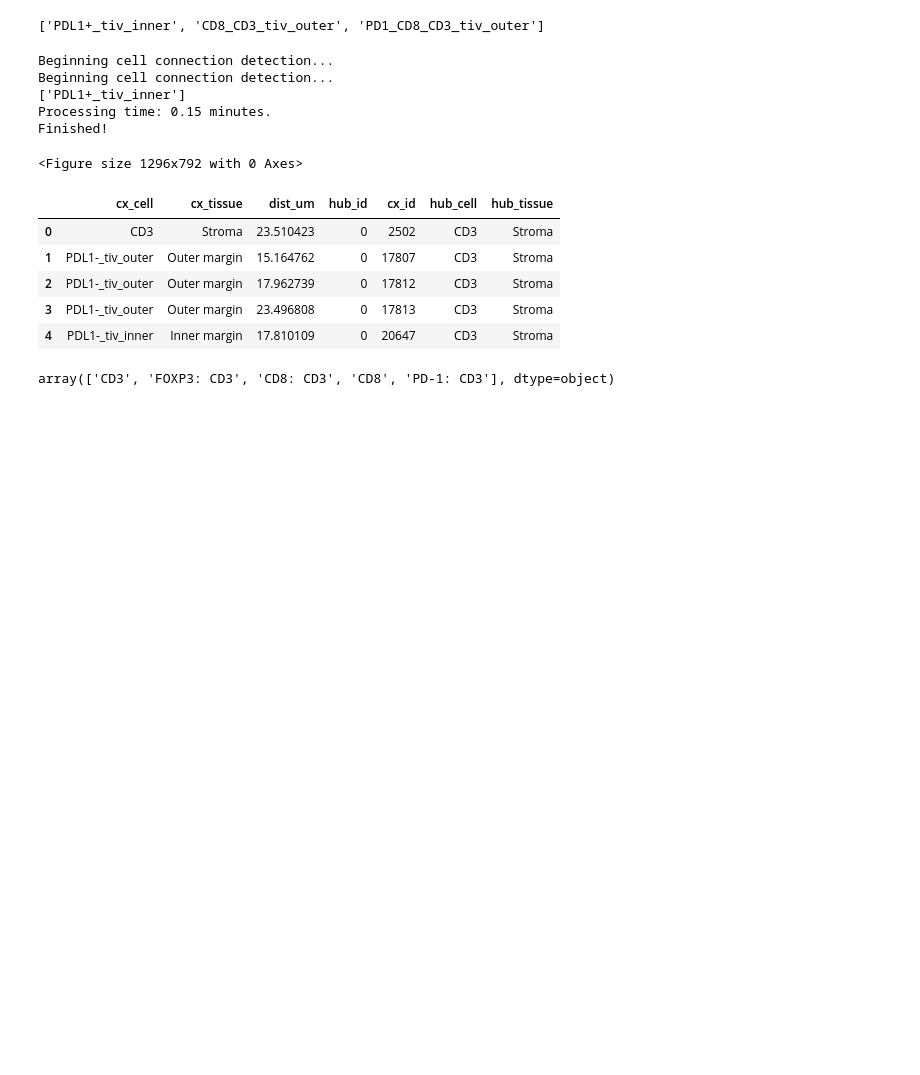
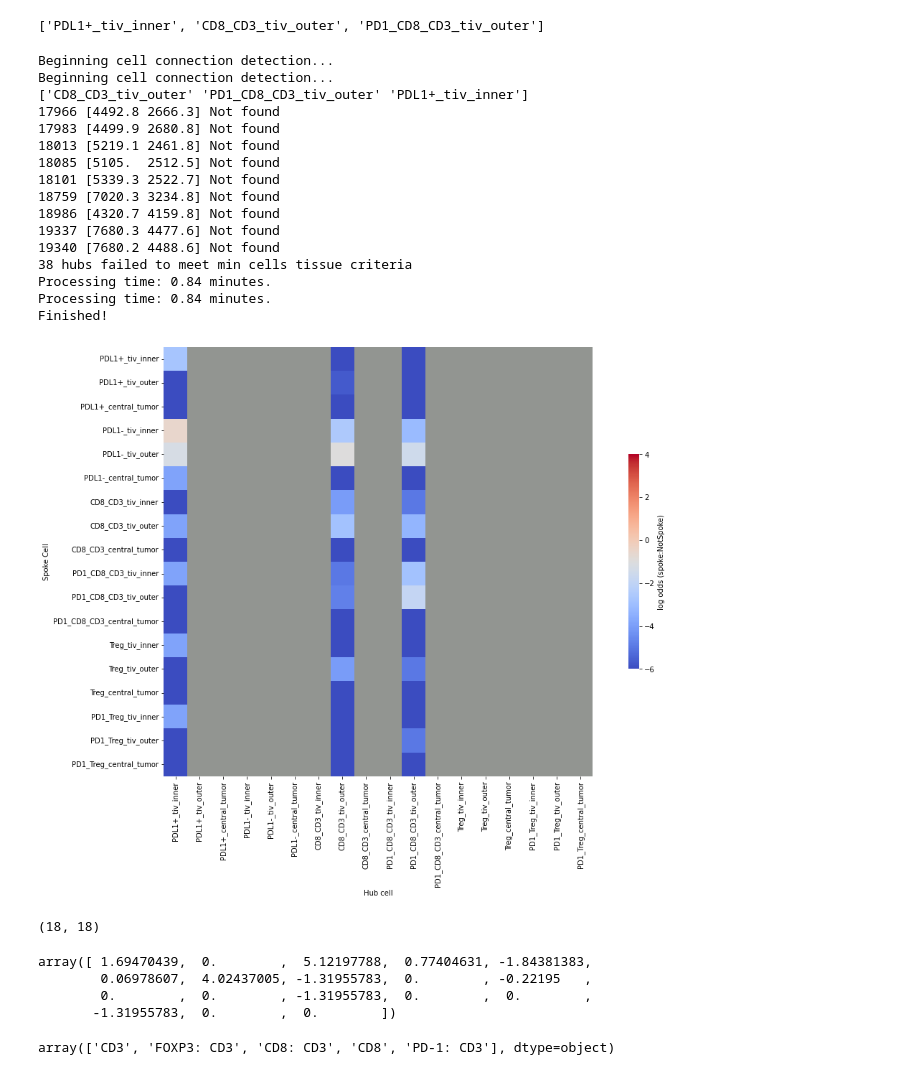
Before and after one commit to KidElectric/inform_vectra_tools, a Jupyter notebook: delaunay/03_qupath_delaunay.ipynb, the cells around one changed output. Saved outputs shown, nothing was run; the diff lists cells and outputs as text; code cells hidden in the pictures; blank space fills up the shorter version.

Commit message:
Updating triangulatino method for more complex cell x tissue types and specifying hub cells separately

```diff
--- a/delaunay/03_qupath_delaunay.ipynb
+++ b/delaunay/03_qupath_delaunay.ipynb
@@ -550,55 +475,70 @@ print('Beginning cell connection detection...')
 
 # if evaluating tumor margin, require minimum number of stromal cells of any kind
 # be present--> delHelpers.cell_dist_criterion()
-tissue_crit = {'Outer margin': 3}
+tissue_crit = {'Outer margin': 0} #Tissue type & min number of cells > 0
 connections = delHelpers.df_to_connections_output(subset,
-                                                  hub_cells = ['PDL1+_tiv_inner','PDL1-tiv_inner'],
+                                                  hub_cells = ['PDL1+_tiv_inner',
+                                                              'CD8_CD3_tiv_outer',
+                                                               'PD1_CD8_CD3_tiv_outer',
+                                                               ],
+                                                               #'PDL1-_tiv_inner'], PDL1- takes a long time
                                                   scale = scale,
                                                   max_dist = max_dist,
                                                   col_dict = col_dict,
-                                                  tissue_crit = {}
+                                                  tissue_crit = tissue_crit,
                                                   )
 
-# delcx = delHelpers.generate_log_odds_matrix(connections,
-#                                              cell_names,
-#                                              tissue_types,
-#                                              version = 2)
-
-# out_stack.append(delcx)
-# ax = fig.add_subplot(2,len(labs),i,aspect='equal')
-# ax = delPlots.connection_heatmap(delcx,
-#                                  cell_names,
-#                                  ax = ax
-#                                 )
+delcx = delHelpers.generate_log_odds_matrix(connections,
+                                             cell_names, #Need a version that is hub cells vs. all cells?
+                                             version = 1)
+stop = time.time()
+print('Processing time: %2.2f minutes.' % ((stop-start)/60))
+out_stack.append(delcx)
+ax = fig.add_subplot(1,1,i,aspect='equal')
+ax = delPlots.connection_heatmap(delcx,
+                                 cell_names,
+                                 ax = ax
+                                )
 # ax.set_title(lab)
 
-# if i > 1:
-#     ylabel=''
-# else:
-#     ylabel = 'Spoke Cell'
-# ax.set_ylabel(ylabel)
+if i > 1:
+    ylabel=''
+else:
+    ylabel = 'Spoke Cell'
+ax.set_ylabel(ylabel)
 # new_fn =jobid + '_' \
 #         +  fn.parts[-1].split(']_')[0] \
 #         + ']_delaunay_cx_%s' % lab
 
 # print('Saving %s' % new_fn )
 
 # #Save full connectivity:
 # out_fn = output.joinpath(new_fn + '.csv')
 # connections.to_csv(out_fn)
 
 # # #Save stack out log-odds connectivity matrices
 # # out_fn = output.joinpath(new_fn + '.npy')
 # # np.save(out_fn, arr=delcx, allow_pickle=False)
 
 # i = i + 1
 stop = time.time()
 print('Processing time: %2.2f minutes.' % ((stop-start)/60))
 print('Finished!')
 # %% [output]
 Beginning cell connection detection...
 Beginning cell connection detection...
-['PDL1+_tiv_inner']
-Processing time: 0.15 minutes.
+['CD8_CD3_tiv_outer' 'PD1_CD8_CD3_tiv_outer' 'PDL1+_tiv_inner']
+17966 [4492.8 2666.3] Not found
+17983 [4499.9 2680.8] Not found
+18013 [5219.1 2461.8] Not found
+18085 [5105.  2512.5] Not found
+18101 [5339.3 2522.7] Not found
+18759 [7020.3 3234.8] Not found
+18986 [4320.7 4159.8] Not found
+19337 [7680.3 4477.6] Not found
+19340 [7680.2 4488.6] Not found
+38 hubs failed to meet min cells tissue criteria
+Processing time: 0.84 minutes.
+Processing time: 0.84 minutes.
 Finished!
-<Figure size 1296x792 with 0 Axes>
+[figure, added]
@@ -605,13 +547,14 @@ Finished!
 # %%
-all_cx = connections
-all_cx.head()
+old_cx.shape
 # %% [output]
-|  | cx_cell | cx_tissue | dist_um | hub_id | cx_id | hub_cell | hub_tissue |
-| 0 | CD3 | Stroma | 23.510423 | 0 | 2502 | CD3 | Stroma |
-| 1 | PDL1-_tiv_outer | Outer margin | 15.164762 | 0 | 17807 | CD3 | Stroma |
-| 2 | PDL1-_tiv_outer | Outer margin | 17.962739 | 0 | 17812 | CD3 | Stroma |
-| 3 | PDL1-_tiv_outer | Outer margin | 23.496808 | 0 | 17813 | CD3 | Stroma |
-| 4 | PDL1-_tiv_inner | Inner margin | 17.810109 | 0 | 20647 | CD3 | Stroma |
+(18, 18)
+# %%
+old_cx[:,0] - delcx[:,0]
+# %% [output]
+array([ 1.69470439,  0.        ,  5.12197788,  0.77404631, -1.84381383,
+        0.06978607,  4.02437005, -1.31955783,  0.        , -0.22195   ,
+        0.        ,  0.        , -1.31955783,  0.        ,  0.        ,
+       -1.31955783,  0.        ,  0.        ])
 # %%
 all_cx.hub_cell.unique()
 # %% [output]
```
Also changed, not shown: parts of 5 cells of this notebook, 2 other files.
